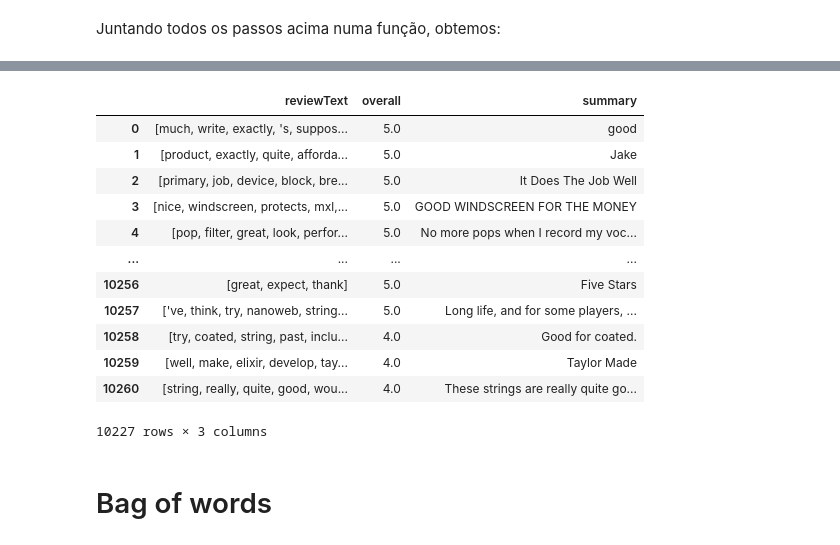
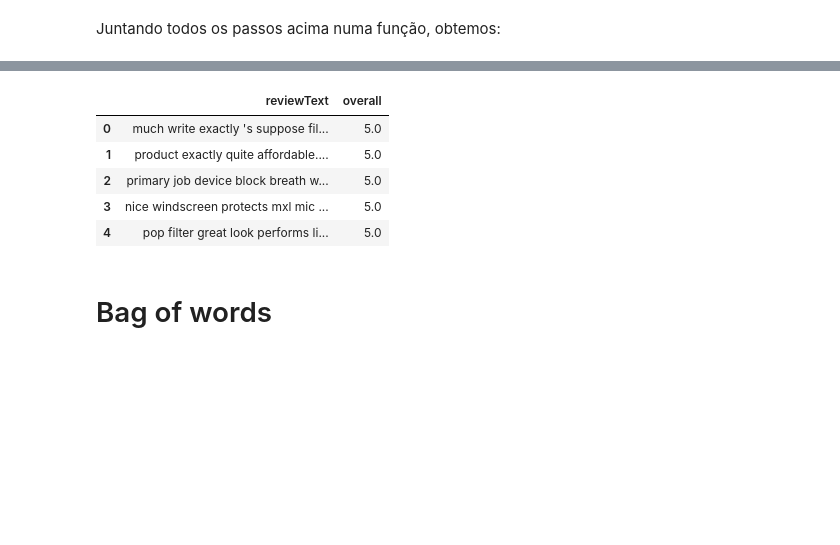
Before and after one commit to Pedro-Boechat/Computational-Intelligence-Society---Trainee, a Jupyter notebook: Periodo6.ipynb, the cells around one changed output, grey strips where cells are left out. Drawn from its saved outputs; the diff is of its cells as text; code cells hidden in the pictures; blank space fills up the shorter version.

```diff
--- a/Periodo6.ipynb
+++ b/Periodo6.ipynb
@@ -204,18 +212,12 @@ rws = preprocessnltk(rws)
-# %%
-rws
-# %% [output]
-|  | reviewText | overall | summary |
-| 0 | [much, write, exactly, 's, suppos... | 5.0 | good |
-| 1 | [product, exactly, quite, afforda... | 5.0 | Jake |
-| 2 | [primary, job, device, block, bre... | 5.0 | It Does The Job Well |
-| 3 | [nice, windscreen, protects, mxl,... | 5.0 | GOOD WINDSCREEN FOR THE MONEY |
-| 4 | [pop, filter, great, look, perfor... | 5.0 | No more pops when I record my voc... |
-| ... | ... | ... | ... |
-| 10256 | [great, expect, thank] | 5.0 | Five Stars |
-| 10257 | ['ve, think, try, nanoweb, string... | 5.0 | Long life, and for some players, ... |
-| 10258 | [try, coated, string, past, inclu... | 4.0 | Good for coated. |
-| 10259 | [well, make, elixir, develop, tay... | 4.0 | Taylor Made |
-| 10260 | [string, really, quite, good, wou... | 4.0 | These strings are really quite go... |
-10227 rows × 3 columns
+# %%
+rws['reviewText'] = [' '.join(map(str,l)) for l in rws['reviewText']]
+rws.head()
+# %% [output]
+|  | reviewText | overall |
+| 0 | much write exactly 's suppose fil... | 5.0 |
+| 1 | product exactly quite affordable.... | 5.0 |
+| 2 | primary job device block breath w... | 5.0 |
+| 3 | nice windscreen protects mxl mic ... | 5.0 |
+| 4 | pop filter great look performs li... | 5.0 |
 # %% [markdown]
 # Bag of words
```
Also changed, not shown: parts of 33 cells of this notebook.
